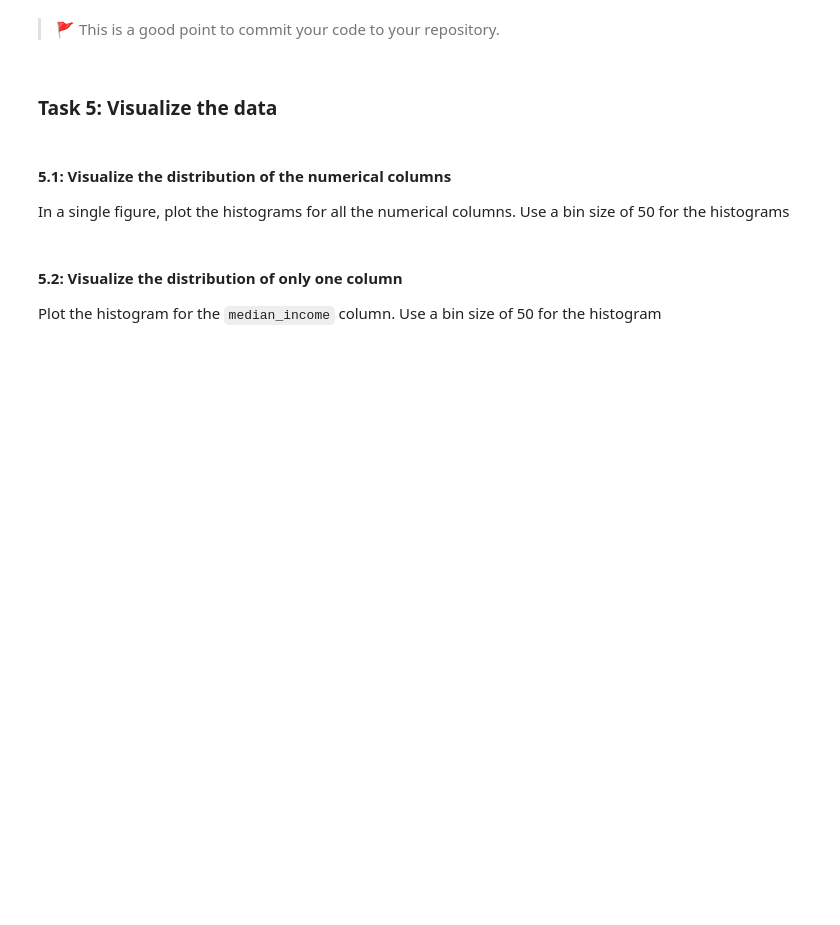
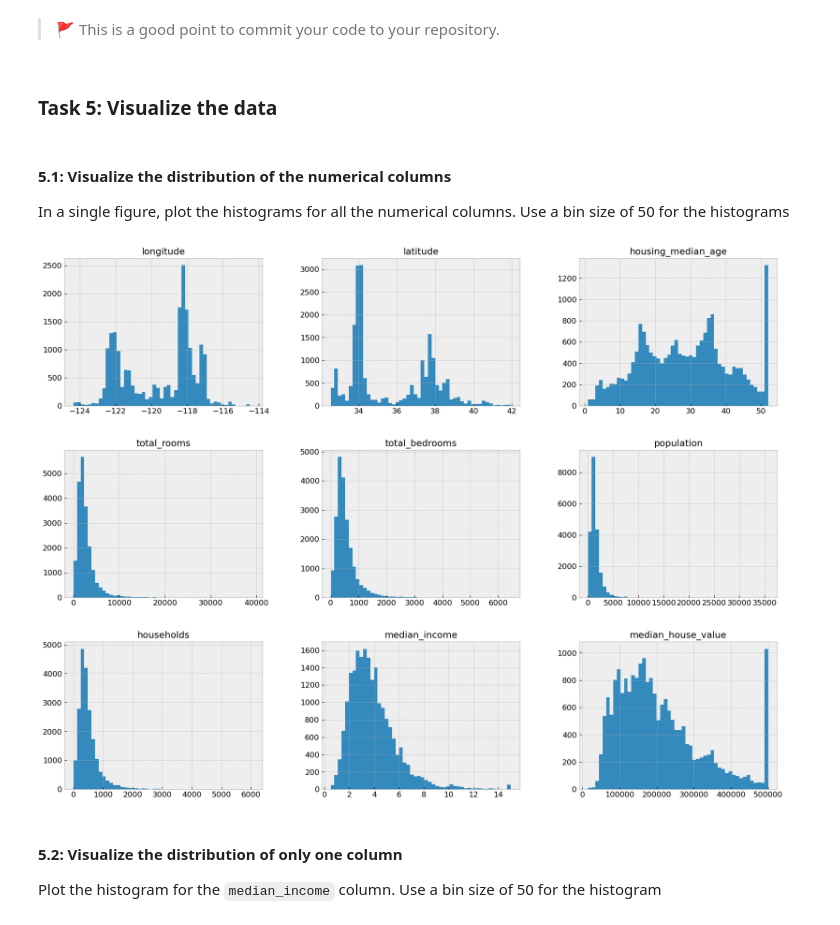
Before and after one commit to IT4063-Spring2025/eda-assignment-JMcw513, a Jupyter notebook: notebook.ipynb, the cells around one changed output. Drawn from its saved outputs; the diff is of its cells as text; code cells hidden in the pictures; blank space fills up the shorter version.

Commit message:
Task5_VisualizeData(Histograms)

```diff
--- a/notebook.ipynb
+++ b/notebook.ipynb
@@ -190,6 +190,11 @@ dtype: int64
 In a single figure, plot the histograms for all the numerical columns. Use a bin size of 50 for the histograms
 # %%
 # 💻 Plot a histogram of all the data features( with a bin size of 50)
+import matplotlib.pyplot as plt
+x = df.hist(bins=50, figsize=(20,15))
+plt.show()
+# %% [output]
+[figure, added]
 # %% [markdown]
 #### 5.2: Visualize the distribution of only one column
 Plot the histogram for the `median_income` column. Use a bin size of 50 for the histogram
```
Also changed, not shown: parts of 1 cell of this notebook.
